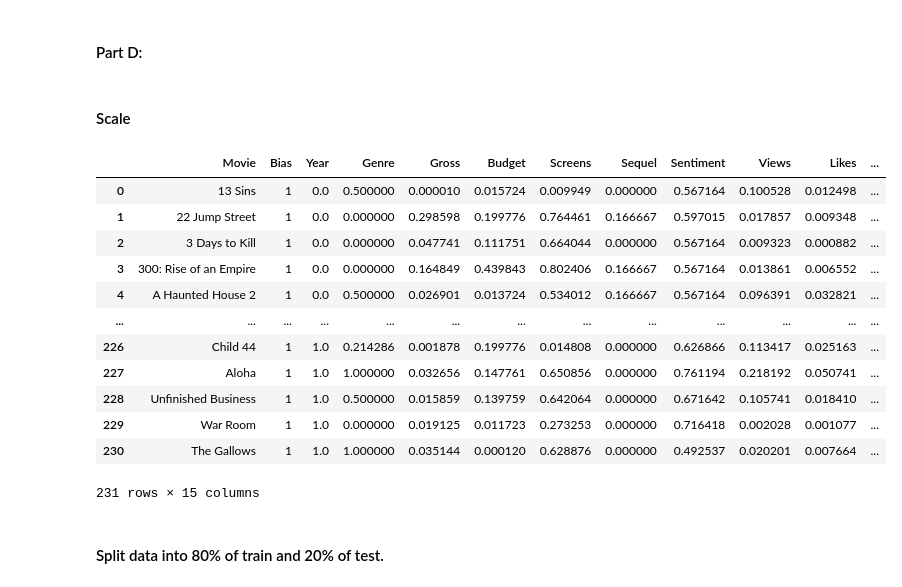
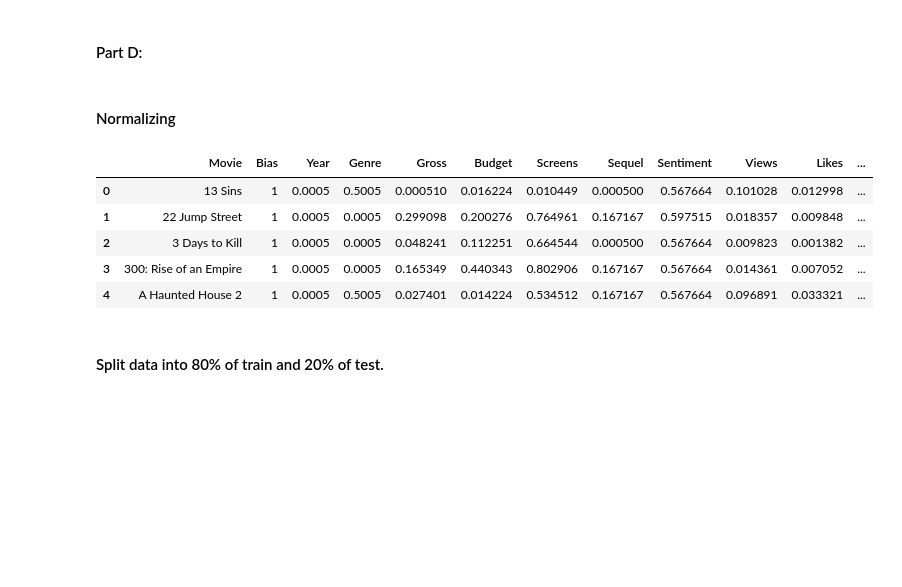
Before and after one commit to nahbos/AUT-Machine-Learning, a Jupyter notebook: Ex01_Q2.ipynb, the cells around one changed output. Cells and saved outputs as stored; diff of their text form; code cells hidden in the pictures; blank space fills up the shorter version.

```diff
--- a/Ex01_Q2.ipynb
+++ b/Ex01_Q2.ipynb
@@ -239,25 +239,21 @@ import Ex01_Q1 as Q1
 dataset['Ratings'] = dataset.pop('Ratings')
 dataset.insert(loc=1, column='Bias', value=[1] * dataset.shape[0])
 # %% [markdown]
-#### Scale
+#### Normalizing
 # %%
 min_max_scaler = preprocessing.MinMaxScaler()
 x_scaled = min_max_scaler.fit_transform(dataset.iloc[:, 2:].values)
 scaled_dataset = pd.DataFrame(x_scaled, columns=['Year','Genre', 'Gross', 'Budget', 'Screens', 'Sequel', 'Sentiment', 'Views', 'Likes', 'Dislikes', 'Comments', 'Aggregate Followers', 'Ratings'])
 scaled_dataset.insert(loc=0, column='Movie', value=dataset.iloc[:, 0])
 scaled_dataset.insert(loc=1, column='Bias', value=dataset.iloc[:, 1])
-scaled_dataset
+
+scaled_dataset.iloc[:, 2:-1] += 0.0005
+
+scaled_dataset.head()
 # %% [output]
 |  | Movie | Bias | Year | Genre | Gross | Budget | Screens | Sequel | Sentiment | Views | Likes | ... |
-| 0 | 13 Sins | 1 | 0.0 | 0.500000 | 0.000010 | 0.015724 | 0.009949 | 0.000000 | 0.567164 | 0.100528 | 0.012498 | ... |
-| 1 | 22 Jump Street | 1 | 0.0 | 0.000000 | 0.298598 | 0.199776 | 0.764461 | 0.166667 | 0.597015 | 0.017857 | 0.009348 | ... |
-| 2 | 3 Days to Kill | 1 | 0.0 | 0.000000 | 0.047741 | 0.111751 | 0.664044 | 0.000000 | 0.567164 | 0.009323 | 0.000882 | ... |
-| 3 | 300: Rise of an Empire | 1 | 0.0 | 0.000000 | 0.164849 | 0.439843 | 0.802406 | 0.166667 | 0.567164 | 0.013861 | 0.006552 | ... |
-| 4 | A Haunted House 2 | 1 | 0.0 | 0.500000 | 0.026901 | 0.013724 | 0.534012 | 0.166667 | 0.567164 | 0.096391 | 0.032821 | ... |
-| ... | ... | ... | ... | ... | ... | ... | ... | ... | ... | ... | ... | ... |
-| 226 | Child 44 | 1 | 1.0 | 0.214286 | 0.001878 | 0.199776 | 0.014808 | 0.000000 | 0.626866 | 0.113417 | 0.025163 | ... |
-| 227 | Aloha | 1 | 1.0 | 1.000000 | 0.032656 | 0.147761 | 0.650856 | 0.000000 | 0.761194 | 0.218192 | 0.050741 | ... |
-| 228 | Unfinished Business | 1 | 1.0 | 0.500000 | 0.015859 | 0.139759 | 0.642064 | 0.000000 | 0.671642 | 0.105741 | 0.018410 | ... |
-| 229 | War Room | 1 | 1.0 | 0.000000 | 0.019125 | 0.011723 | 0.273253 | 0.000000 | 0.716418 | 0.002028 | 0.001077 | ... |
-| 230 | The Gallows | 1 | 1.0 | 1.000000 | 0.035144 | 0.000120 | 0.628876 | 0.000000 | 0.492537 | 0.020201 | 0.007664 | ... |
+| 0 | 13 Sins | 1 | 0.0005 | 0.5005 | 0.000510 | 0.016224 | 0.010449 | 0.000500 | 0.567664 | 0.101028 | 0.012998 | ... |
+| 1 | 22 Jump Street | 1 | 0.0005 | 0.0005 | 0.299098 | 0.200276 | 0.764961 | 0.167167 | 0.597515 | 0.018357 | 0.009848 | ... |
+| 2 | 3 Days to Kill | 1 | 0.0005 | 0.0005 | 0.048241 | 0.112251 | 0.664544 | 0.000500 | 0.567664 | 0.009823 | 0.001382 | ... |
+| 3 | 300: Rise of an Empire | 1 | 0.0005 | 0.0005 | 0.165349 | 0.440343 | 0.802906 | 0.167167 | 0.567664 | 0.014361 | 0.007052 | ... |
+| 4 | A Haunted House 2 | 1 | 0.0005 | 0.5005 | 0.027401 | 0.014224 | 0.534512 | 0.167167 | 0.567664 | 0.096891 | 0.033321 | ... |
-231 rows × 15 columns
```
Also changed, not shown: parts of 17 cells of this notebook.
